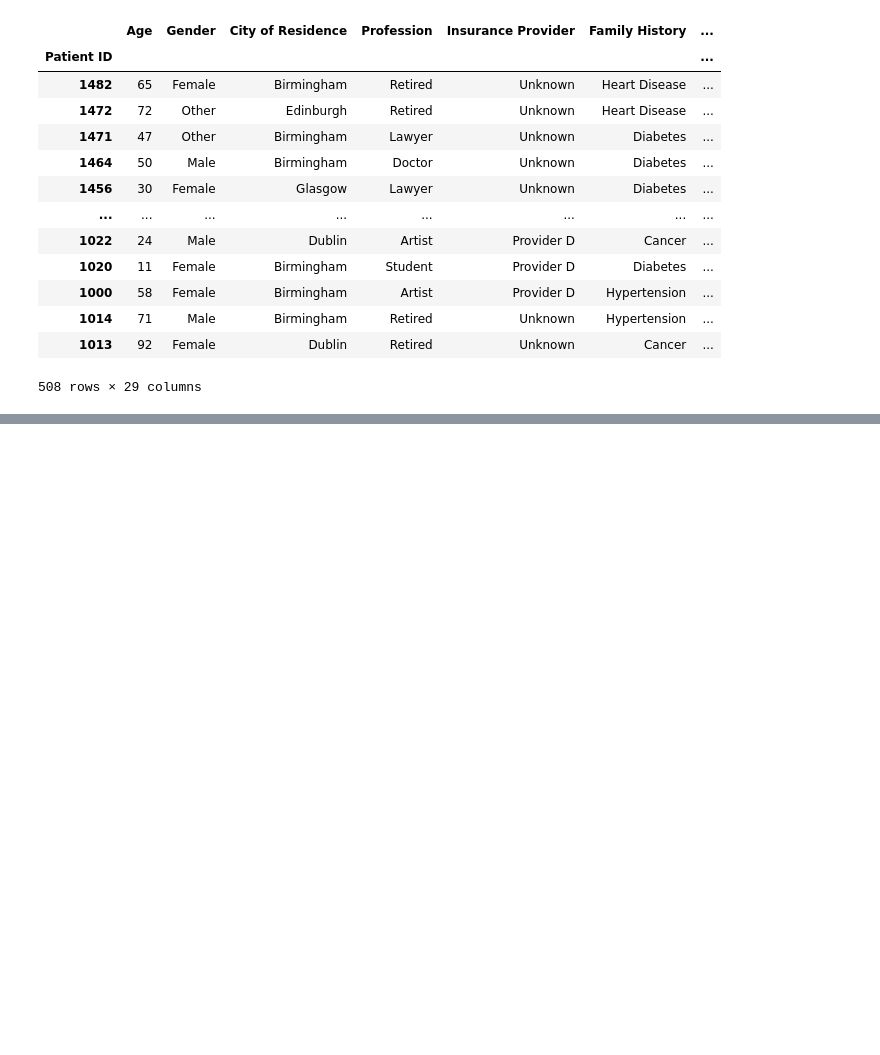
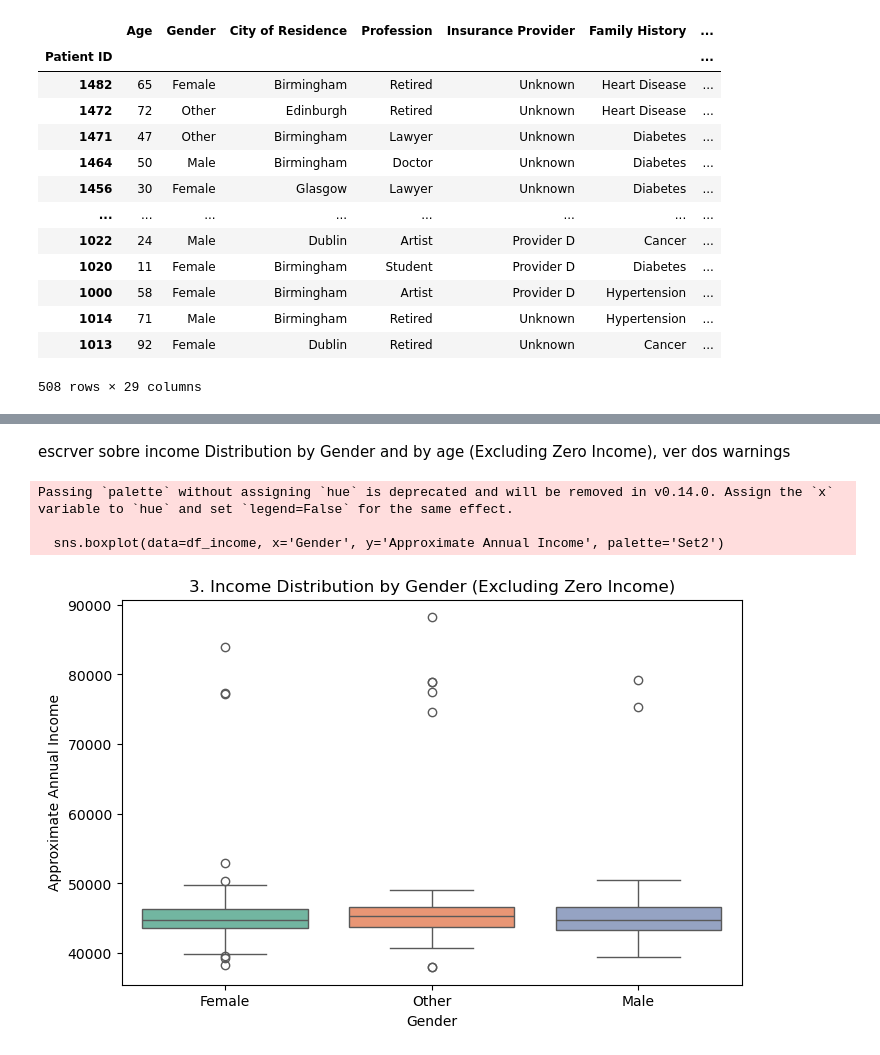
Before and after one commit to afonsolince06/Pre-proc-project, a Jupyter notebook: solution.ipynb, the cells around one changed output, grey strips where cells are left out. Saved outputs shown, nothing was run; the diff lists cells and outputs as text; code cells hidden in the pictures; blank space fills up the shorter version.

```diff
--- a/solution.ipynb
+++ b/solution.ipynb
@@ -654,0 +688,15 @@ data_by_id
+# %% [markdown]
+escrver sobre  income Distribution by Gender and by age (Excluding Zero Income),  ver dos warnings
+# %%
+df_income = data_by_id[data_by_id['Approximate Annual Income'] > 0]
+plt.figure(figsize=(8, 5))
+sns.boxplot(data=df_income, x='Gender', y='Approximate Annual Income', palette='Set2')
+plt.title('3. Income Distribution by Gender (Excluding Zero Income)')
+plt.xlabel('Gender')
+plt.ylabel('Approximate Annual Income')
+plt.show()
+# %% [output]
+Passing `palette` without assigning `hue` is deprecated and will be removed in v0.14.0. Assign the `x` variable to `hue` and set `legend=False` for the same effect.
+
+  sns.boxplot(data=df_income, x='Gender', y='Approximate Annual Income', palette='Set2')
+[figure, added]
```
Also changed, not shown: parts of 19 cells of this notebook.
